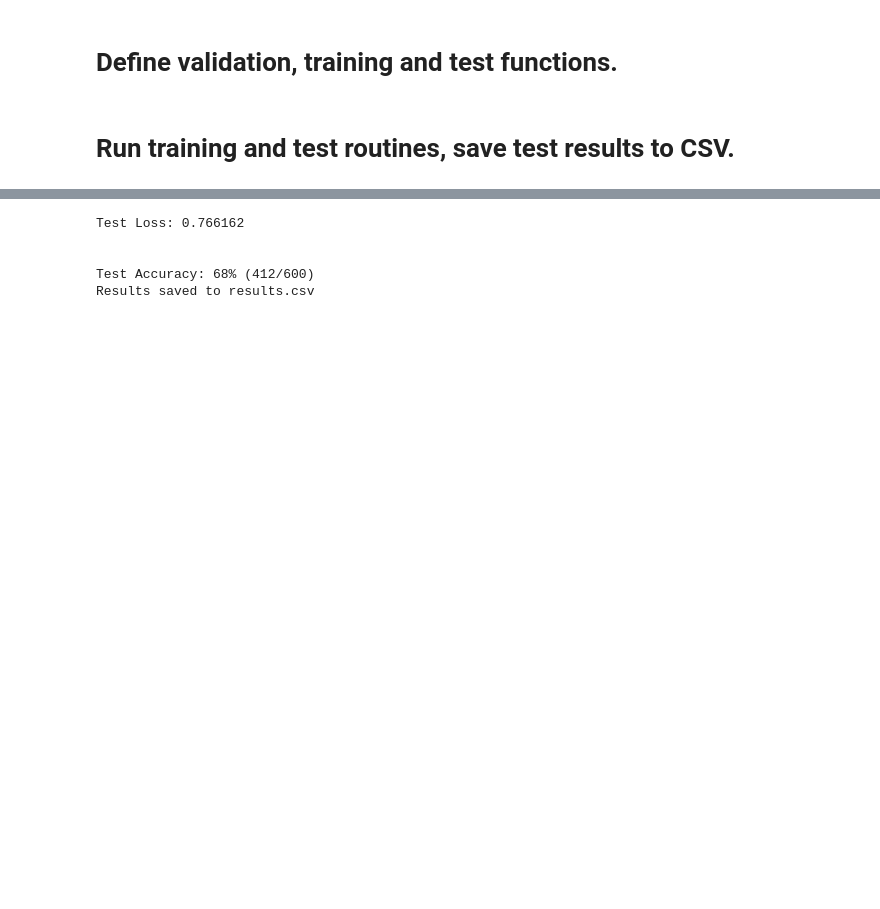
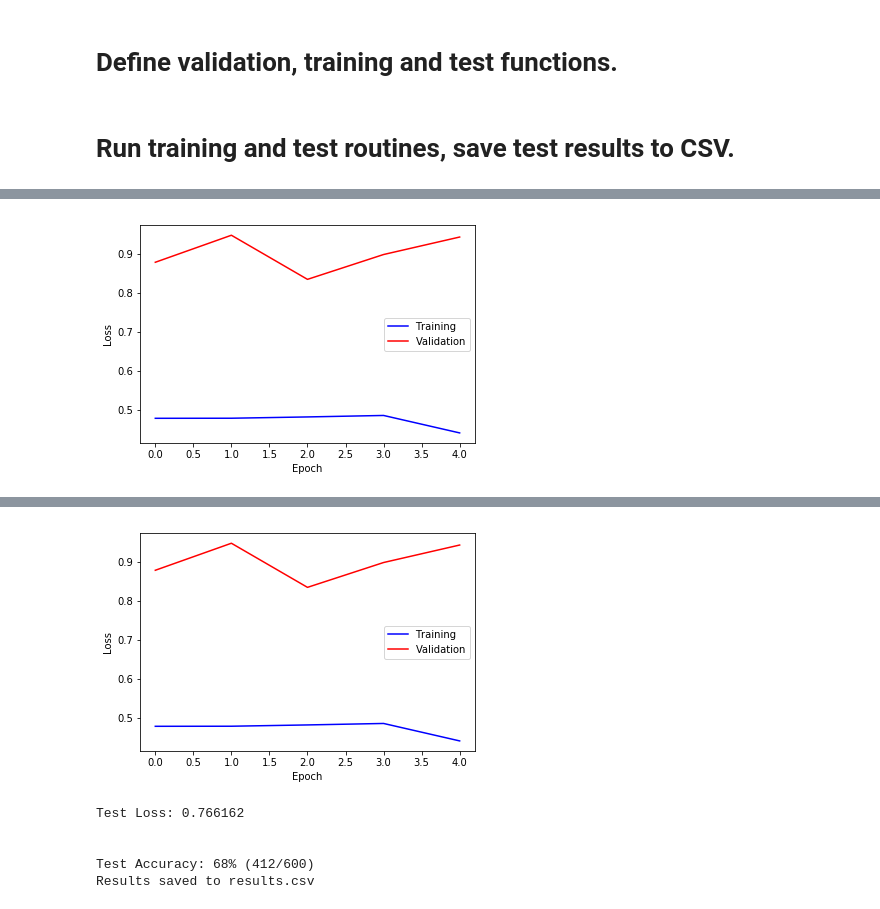
Before and after one commit to YPBConnectPlatform/ypb_machine_learning, a Jupyter notebook: DermaAI.ipynb, the cells around one changed output, grey strips where cells are left out. Saved outputs shown, nothing was run; the diff lists cells and outputs as text; code cells hidden in the pictures; blank space fills up the shorter version.

Commit message:
Added loss plotting, early stopping to training loop.

```diff
--- a/DermaAI.ipynb
+++ b/DermaAI.ipynb
@@ -407,11 +411,15 @@ def valid_check(model,loaders,criterion,save_path,load_model):
 
     return valid_loss
 # %%
-def train(n_epochs, loaders, model, optimizer, criterion, best_valid_loss, save_path):
+def train(n_epochs, loaders, model, optimizer, criterion, best_valid_loss, save_path, plotting_on=False, early_stopping=False):
     """returns trained model"""
     # initialize tracker for minimum validation loss
     valid_loss_min = best_valid_loss
-
+    train_losses = []
+    valid_losses = []
+    update_plots_every = 5
+    patience = 5
+    patience_threshold = 1.1
     for epoch in range(1, n_epochs+1):
         # initialize variables to monitor training and validation loss
         train_loss = 0.0
@@ -449,21 +457,33 @@ def train(n_epochs, loaders, model, optimizer, criterion, best_valid_loss, save_
                 train_loss += loss.data
                 num_imgs_sofar += len(target)
         train_loss = train_loss / num_imgs_sofar
-        print("Epoch {} training time took {} seconds".format(epoch,time.time()-start))
-        print("Average speed of {} images / second".format(2000/(time.time()-start)))
+        train_losses.append(train_loss)
         ######################
         # validate the model #
         ######################
         # Check the validation loss of the current model without loading an existing model in.
         valid_loss = valid_check(model,loaders,criterion,'',False)
+        valid_losses.append(valid_loss)
+        timed = time.time()-start
+        if plotting_on and (epoch % update_plots_every) == 0:
+            plt.plot(train_losses, 'b')
+            plt.plot(valid_losses, 'r')
+            plt.xlabel("Epoch")
+            plt.ylabel("Loss")
+            plt.legend(["Training", "Validation"])
+            display.clear_output(wait=True)
+            display.display(plt.gcf())
 
         # print training/validation statistics
+        print("Epoch {} training time took {} seconds".format(epoch,timed))
+        print("Average speed of {} images / second".format(2000/(timed)))
         print('Epoch: {} \tTraining Loss: {:.6f} \tValidation Loss: {:.6f}'.format(
             epoch,
             train_loss,
             valid_loss
             ))
 
+        # Save model if validation loss hit a minimum.
         if valid_loss < valid_loss_min:
             print('Validation loss decreased ({:.6f} --> {:.6f}).  Saving model ...'.format(
             valid_loss_min,
@@ -471,6 +491,13 @@ def train(n_epochs, loaders, model, optimizer, criterion, best_valid_loss, save_
             torch.save(model.state_dict(), save_path)
             valid_loss_min = valid_loss
 
+        # Early stopping
+        if epoch > patience and early_stopping:
+            if valid_loss > patience_threshold*valid_losses[epoch-patience]:
+                print("Stopped early, validation loss is no longer decreasing.")
+                return model
+
+    display.clear_output(wait=True)
     # return trained model
     return model
 # %%
@@ -545,4 +572,5 @@ Loaded model validation loss: 0.731951
 # %%
 # train the model
-model = train(20,loader_dict,model,optimizer,criterion,best_valid_loss,'model_take1.pt')
+model = train(20,loader_dict,model,optimizer,criterion,best_valid_loss,'model_take1.pt', plotting_on=True, early_stopping=True)
 # %% [output]
+[figure, added]
@@ -566,3 +587,4 @@ Epoch: 20       Training Loss: 0.488354         Validation Loss: 0.834358
+[figure, added]
 # %%
 # load the model that got the best validation accuracy
 model.load_state_dict(torch.load('model_take1.pt'))
```
Also changed, not shown: parts of 5 cells of this notebook.
